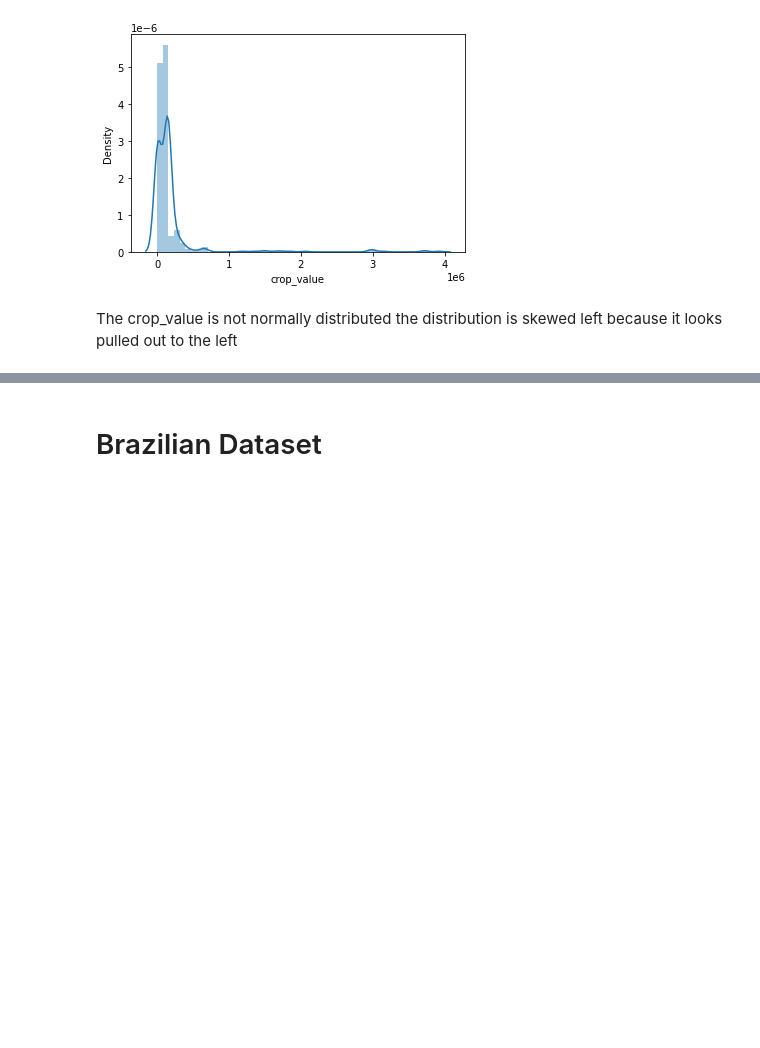
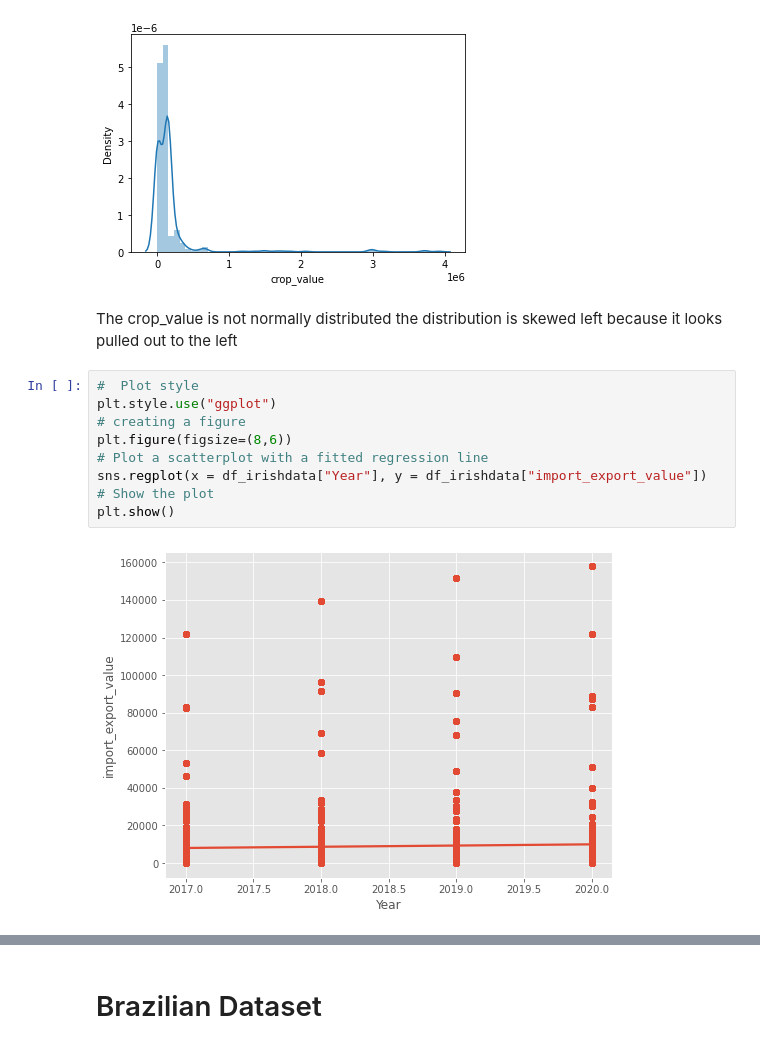
Before and after one commit to chrischukwuka2022/ca2-repo, a Jupyter notebook: Statistics.ipynb, the cells around one changed output, grey strips where cells are left out. Saved outputs shown, nothing was run; the diff lists cells and outputs as text; blank space fills up the shorter version.

```diff
--- a/Statistics.ipynb
+++ b/Statistics.ipynb
@@ -574,3 +570,14 @@ plt.show()
 [figure]
 # %% [markdown]
 The crop_value is not normally distributed the distribution is skewed left because it looks pulled out to the left
+# %%
+#  Plot style
+plt.style.use("ggplot")
+# creating a figure
+plt.figure(figsize=(8,6))
+# Plot a scatterplot with a fitted regression line
+sns.regplot(x = df_irishdata["Year"], y = df_irishdata["import_export_value"])
+# Show the plot
+plt.show()
+# %% [output]
+[figure, added]
```
Also changed, not shown: parts of 5 cells of this notebook, 2 other files.
